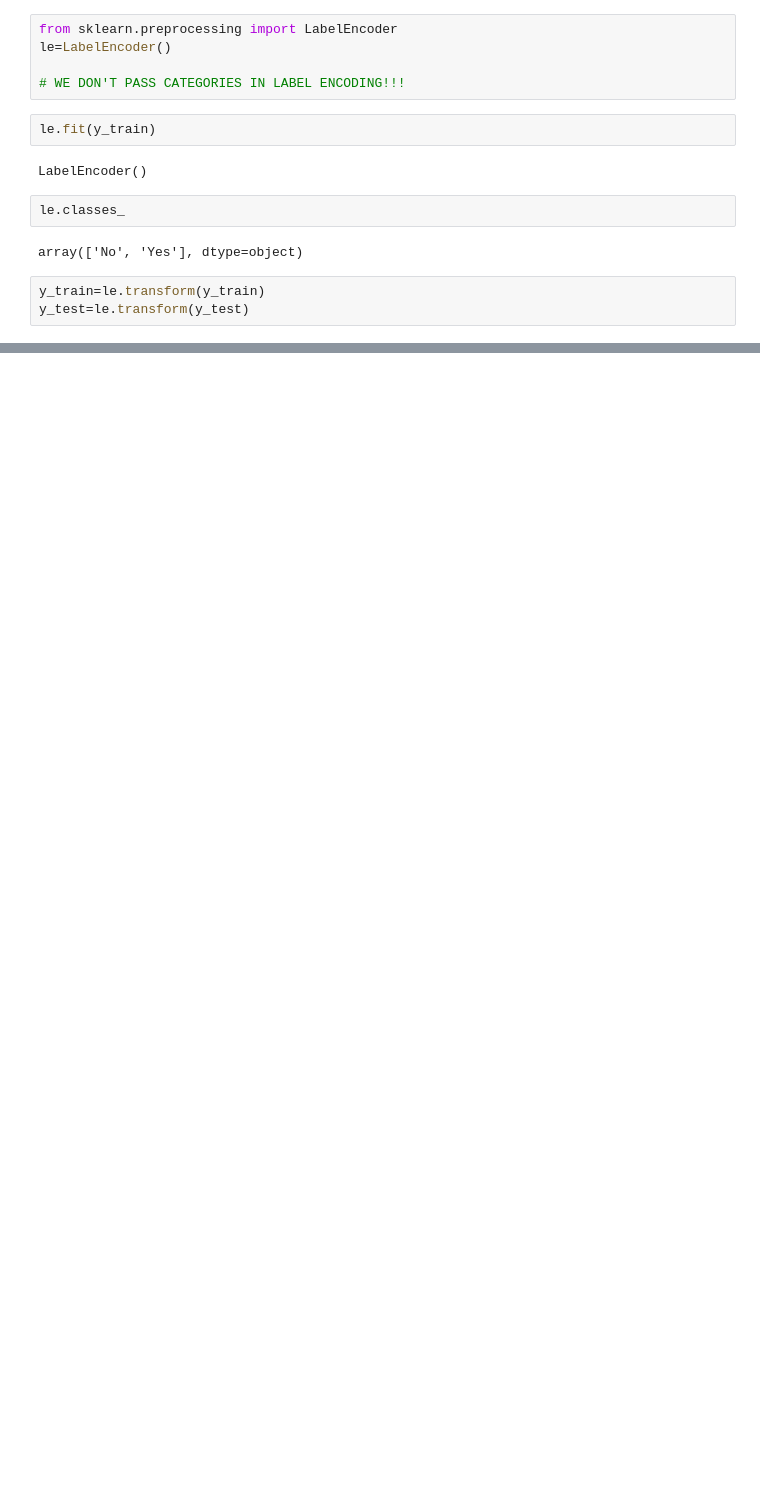
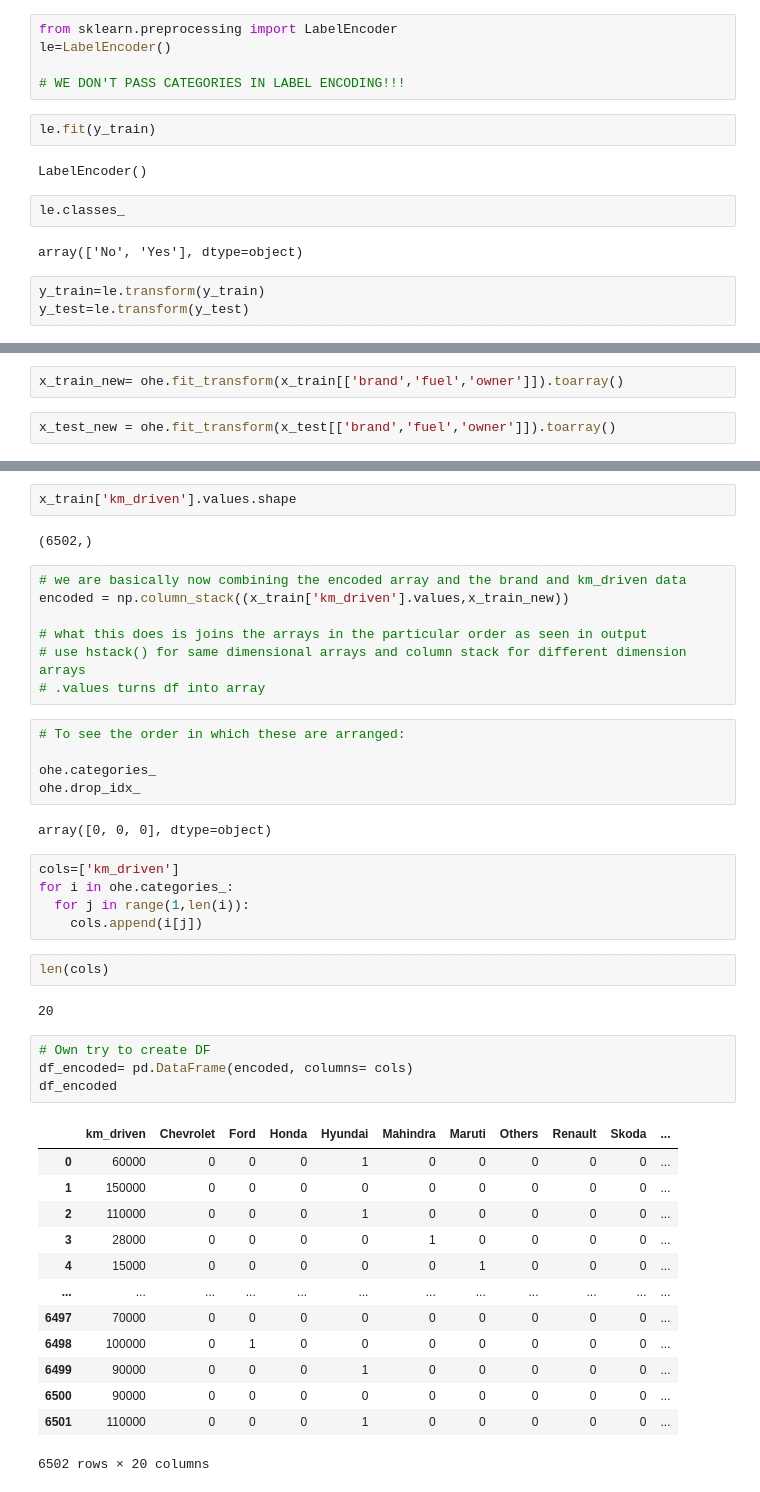
Before and after one commit to anshulkr69/learning-to-make-machine-learn, a Jupyter notebook: 6_handling_categorical_data.ipynb, the cells around one changed output, grey strips where cells are left out. Saved outputs shown, nothing was run; the diff lists cells and outputs as text; blank space fills up the shorter version.

```diff
--- a/6_handling_categorical_data.ipynb
+++ b/6_handling_categorical_data.ipynb
@@ -124,0 +274,4 @@ y_test=le.transform(y_test)
+# %%
+x_train_new= ohe.fit_transform(x_train[['brand','fuel','owner']]).toarray()
+# %%
+x_test_new = ohe.fit_transform(x_test[['brand','fuel','owner']]).toarray()
@@ -124,0 +284,45 @@ y_test=le.transform(y_test)
+# %%
+x_train['km_driven'].values.shape
+# %% [output]
+(6502,)
+# %%
+# we are basically now combining the encoded array and the brand and km_driven data
+encoded = np.column_stack((x_train['km_driven'].values,x_train_new))
+
+# what this does is joins the arrays in the particular order as seen in output
+# use hstack() for same dimensional arrays and column stack for different dimension arrays
+# .values turns df into array
+# %%
+# To see the order in which these are arranged:
+
+ohe.categories_
+ohe.drop_idx_
+# %% [output]
+array([0, 0, 0], dtype=object)
+# %%
+cols=['km_driven']
+for i in ohe.categories_:
+  for j in range(1,len(i)):
+    cols.append(i[j])
+# %%
+len(cols)
+# %% [output]
+20
+# %%
+# Own try to create DF
+df_encoded= pd.DataFrame(encoded, columns= cols)
+df_encoded
+# %% [output]
+|  | km_driven | Chevrolet | Ford | Honda | Hyundai | Mahindra | Maruti | Others | Renault | Skoda | ... |
+| 0 | 60000 | 0 | 0 | 0 | 1 | 0 | 0 | 0 | 0 | 0 | ... |
+| 1 | 150000 | 0 | 0 | 0 | 0 | 0 | 0 | 0 | 0 | 0 | ... |
+| 2 | 110000 | 0 | 0 | 0 | 1 | 0 | 0 | 0 | 0 | 0 | ... |
+| 3 | 28000 | 0 | 0 | 0 | 0 | 1 | 0 | 0 | 0 | 0 | ... |
+| 4 | 15000 | 0 | 0 | 0 | 0 | 0 | 1 | 0 | 0 | 0 | ... |
+| ... | ... | ... | ... | ... | ... | ... | ... | ... | ... | ... | ... |
+| 6497 | 70000 | 0 | 0 | 0 | 0 | 0 | 0 | 0 | 0 | 0 | ... |
+| 6498 | 100000 | 0 | 1 | 0 | 0 | 0 | 0 | 0 | 0 | 0 | ... |
+| 6499 | 90000 | 0 | 0 | 0 | 1 | 0 | 0 | 0 | 0 | 0 | ... |
+| 6500 | 90000 | 0 | 0 | 0 | 0 | 0 | 0 | 0 | 0 | 0 | ... |
+| 6501 | 110000 | 0 | 0 | 0 | 1 | 0 | 0 | 0 | 0 | 0 | ... |
+6502 rows × 20 columns
```
Also changed, not shown: parts of 27 cells of this notebook.
